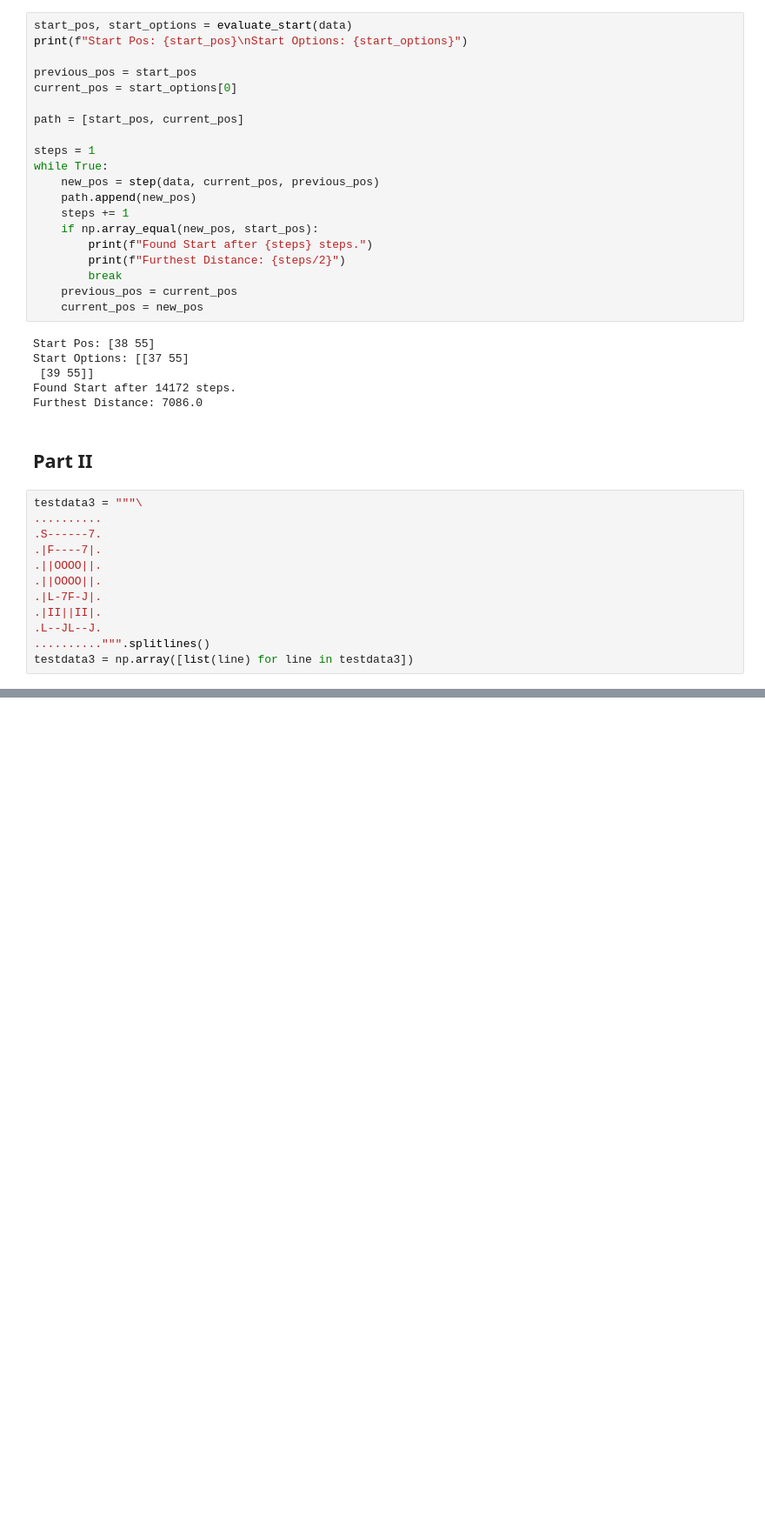
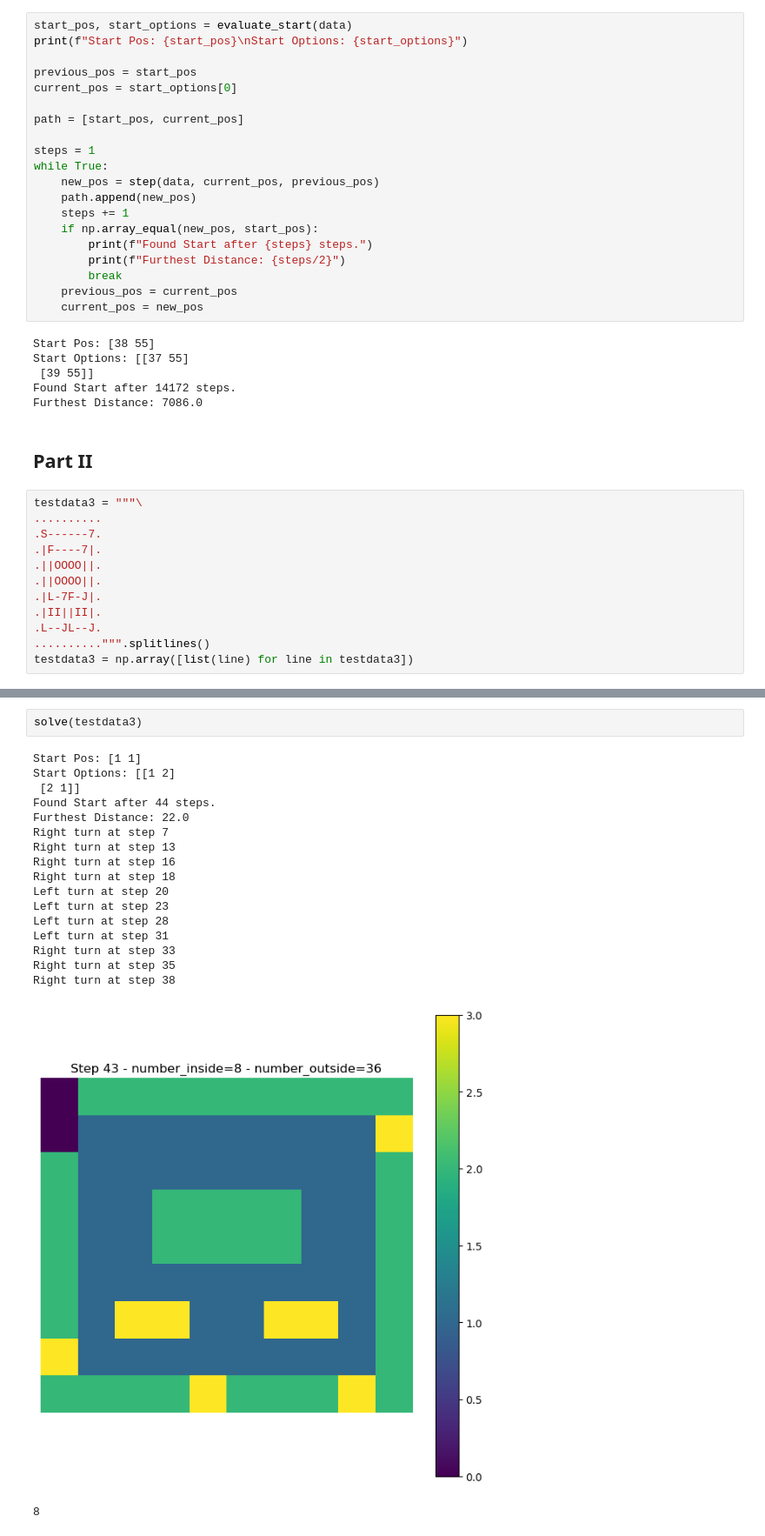
Before and after one commit to JasonNero/advent-of-code, a Jupyter notebook: 2023/python/10_pipe_maze.ipynb, the cells around one changed output, grey strips where cells are left out. Shown at 87% size. Cells and saved outputs as stored; diff of their text form; blank space fills up the shorter version.

```diff
--- a/2023/python/10_pipe_maze.ipynb
+++ b/2023/python/10_pipe_maze.ipynb
@@ -227,0 +343,21 @@ for i in range(0, len(path)-1):
+# %%
+solve(testdata3)
+# %% [output]
+Start Pos: [1 1]
+Start Options: [[1 2]
+ [2 1]]
+Found Start after 44 steps.
+Furthest Distance: 22.0
+Right turn at step 7
+Right turn at step 13
+Right turn at step 16
+Right turn at step 18
+Left turn at step 20
+Left turn at step 23
+Left turn at step 28
+Left turn at step 31
+Right turn at step 33
+Right turn at step 35
+Right turn at step 38
+[figure, added]
+8
```
Also changed, not shown: parts of 10 cells of this notebook, 1 other file.
